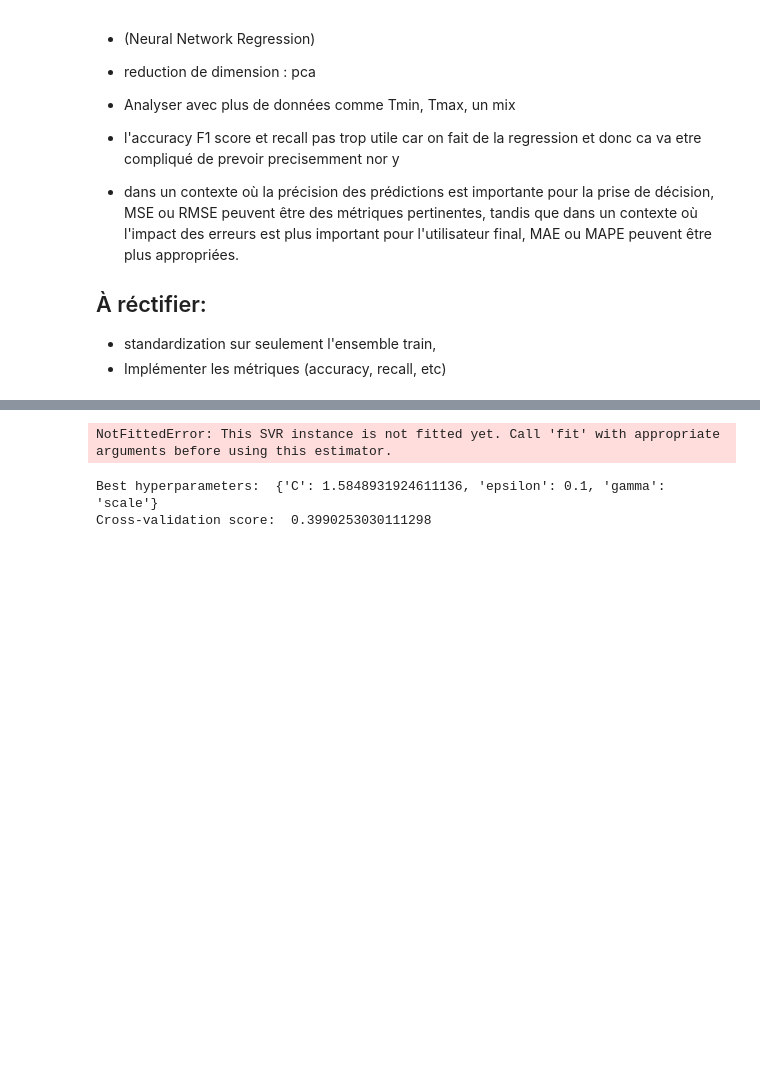
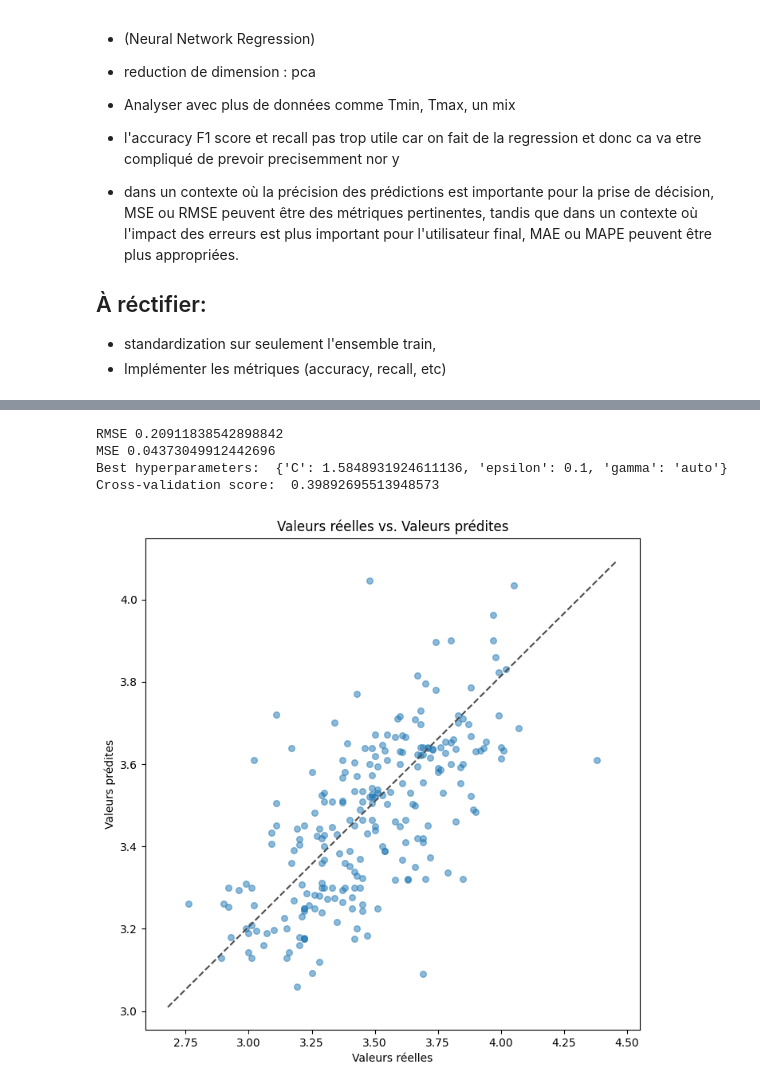
Before and after one commit to ameliemelo/projet_wine, a Jupyter notebook: amelie.ipynb, the cells around one changed output, grey strips where cells are left out. Saved outputs shown, nothing was run; the diff lists cells and outputs as text; code cells hidden in the pictures; blank space fills up the shorter version.

```diff
--- a/amelie.ipynb
+++ b/amelie.ipynb
@@ -327,3 +374,22 @@ print(f"  Standard deviation : {std_error:.2f}")
 ## À réctifier:
 * standardization sur seulement l'ensemble train,
 * Implémenter les métriques (accuracy, recall, etc)
+# %%
+
+import matplotlib.pyplot as plt
+
+def plot_true_vs_predicted(y_true, y_pred):
+    """
+    Trace un graphique de dispersion des vraies valeurs (y_true) par rapport aux valeurs prédites (y_pred).
+    y_true : array de shape (n_samples,)
+        Les vraies valeurs de la variable cible.
+    y_pred : array de shape (n_samples,)
+        Les valeurs prédites de la variable cible.
+    """
+    fig, ax = plt.subplots(figsize=(8, 8))
+    ax.scatter(y_true, y_pred, s=30, alpha=0.5)
+    ax.plot(ax.get_xlim(), ax.get_ylim(), ls="--", c=".3")
+    ax.set_xlabel("Valeurs réelles")
+    ax.set_ylabel("Valeurs prédites")
+    ax.set_title("Valeurs réelles vs. Valeurs prédites")
+    plt.show()
@@ -370,19 +473,25 @@ ValueError: continuous is not supported
-# %%
-y_pred = SVR(kernel='linear',C= 0.001, epsilon= 0.1).predict(X_test)
-accuracy = accuracy_score(y_test, y_pred)
-print("Accuracy : ", accuracy)
-# %% [output]
-NotFittedError: This SVR instance is not fitted yet. Call 'fit' with appropriate arguments before using this estimator.
 # %%
 param_grid = {'C': c_values,
               'epsilon': [0.01, 0.1, 1],
               'gamma': ['scale', 'auto']}
 grid = GridSearchCV(SVR(kernel='rbf'), param_grid=param_grid, cv=5)
 
 grid.fit(X_train, y_train.values.ravel())
+y_pred = grid.predict(X_test)
+y_true = y_test.values.ravel()
+mse = np.mean((y_true- y_pred) ** 2)
+rmse = np.sqrt(mse)
+
+print("RMSE", rmse)
+print("MSE", mse)
 
 print("Best hyperparameters: ", grid.best_params_)
 print("Cross-validation score: ", grid.best_score_)
+plot_true_vs_predicted(y_true, y_pred)
+plot_residuals(y_true, y_pred)
 # %% [output]
-Best hyperparameters:  {'C': 1.5848931924611136, 'epsilon': 0.1, 'gamma': 'scale'}
-Cross-validation score:  0.3990253030111298
+RMSE 0.20911838542898842
+MSE 0.04373049912442696
+Best hyperparameters:  {'C': 1.5848931924611136, 'epsilon': 0.1, 'gamma': 'auto'}
+Cross-validation score:  0.39892695513948573
+[figure, added]
```
Also changed, not shown: parts of 20 cells of this notebook.
